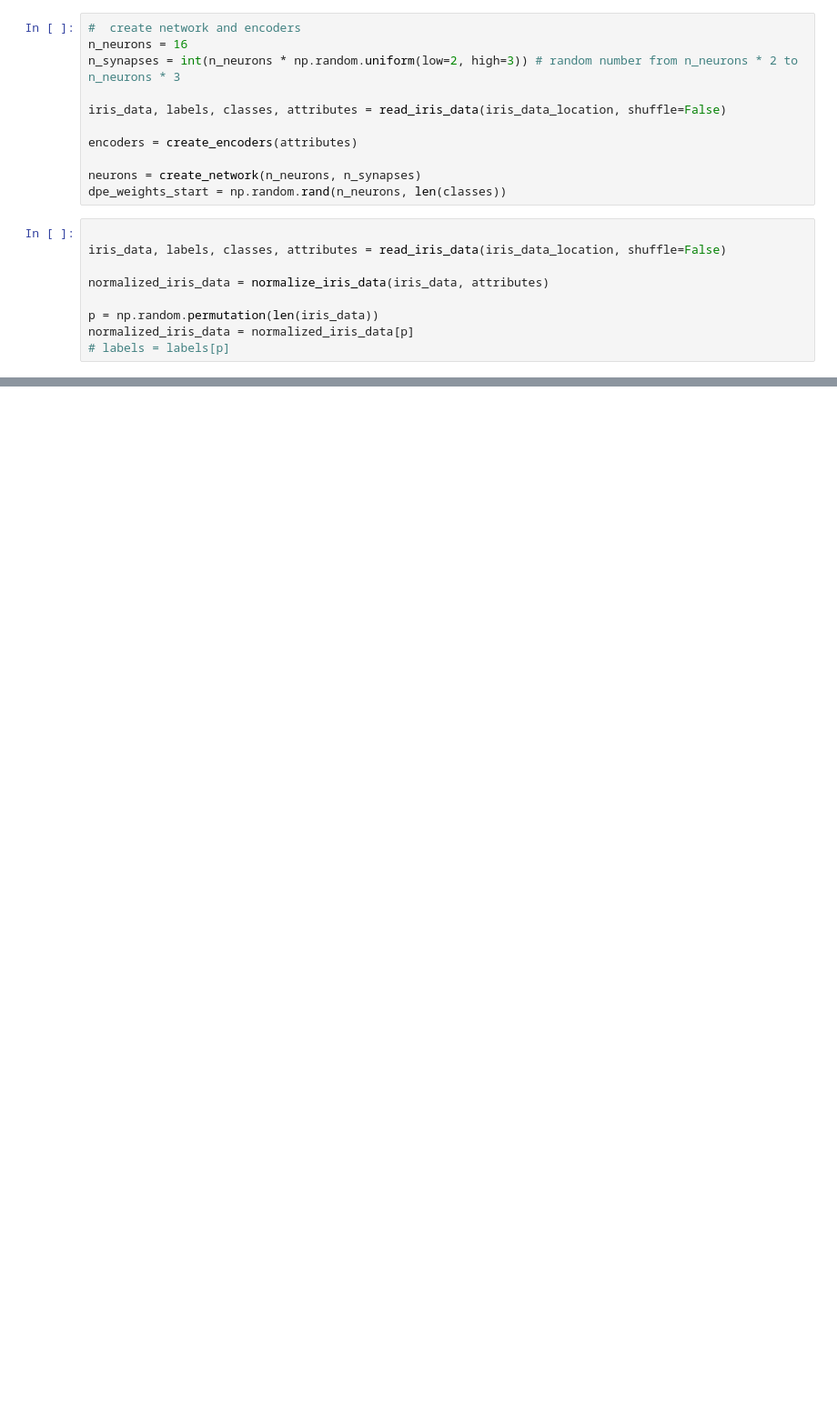
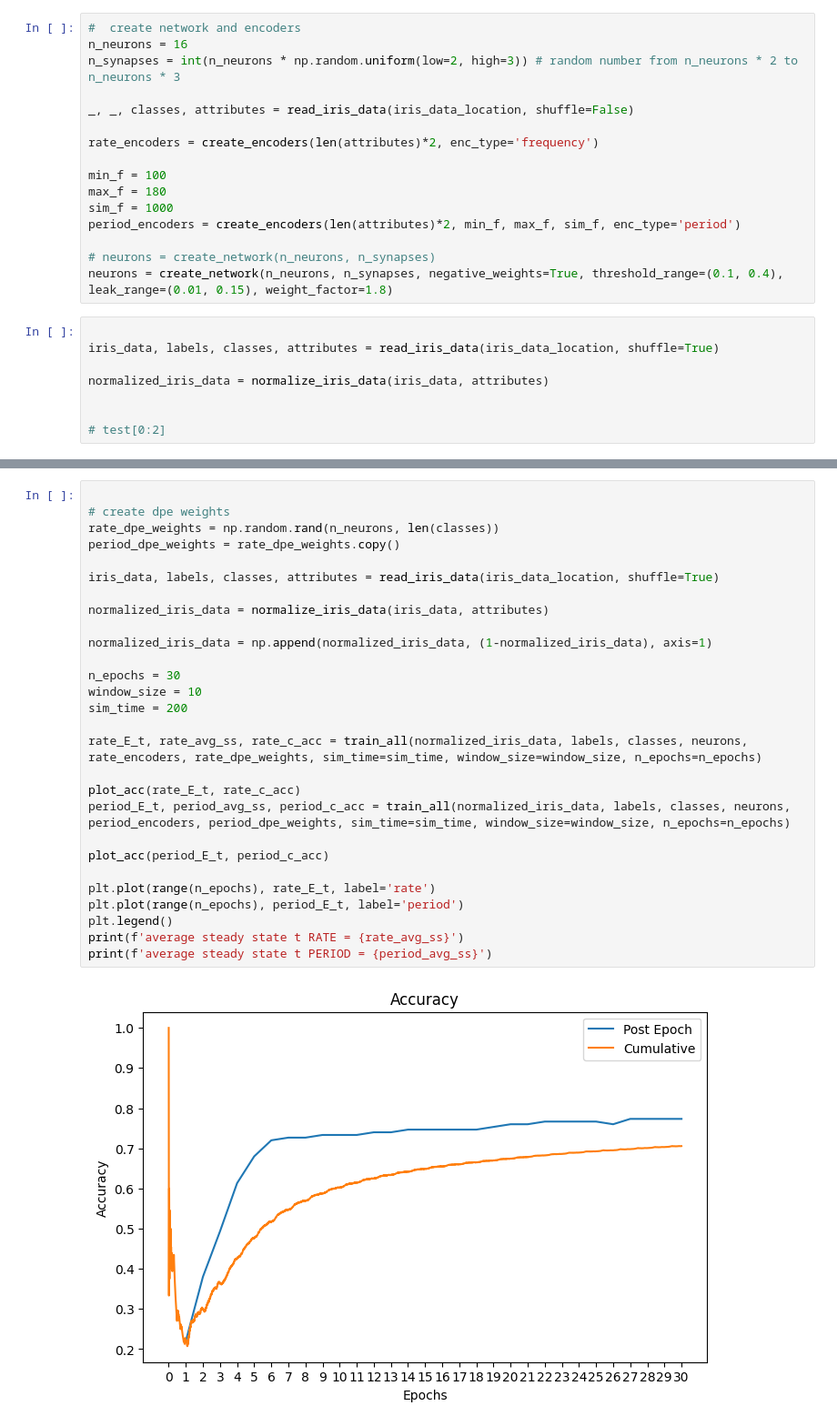
Before and after one commit to rfebbo/SNN_DPE, a Jupyter notebook: demonstration/06_training_test.ipynb, the cells around one changed output, grey strips where cells are left out. Shown at 91% size. Cells and saved outputs as stored; diff of their text form; blank space fills up the shorter version.

```diff
--- a/demonstration/06_training_test.ipynb
+++ b/demonstration/06_training_test.ipynb
@@ -16,18 +15,22 @@ iris_data_location = '../Data/Iris/iris.data'
 n_neurons = 16
 n_synapses = int(n_neurons * np.random.uniform(low=2, high=3)) # random number from n_neurons * 2 to n_neurons * 3
 
-iris_data, labels, classes, attributes = read_iris_data(iris_data_location, shuffle=False)
+_, _, classes, attributes = read_iris_data(iris_data_location, shuffle=False)
 
-encoders = create_encoders(attributes)
+rate_encoders = create_encoders(len(attributes)*2, enc_type='frequency')
 
-neurons = create_network(n_neurons, n_synapses)
-dpe_weights_start = np.random.rand(n_neurons, len(classes))
+min_f = 100
+max_f = 180
+sim_f = 1000
+period_encoders = create_encoders(len(attributes)*2, min_f, max_f, sim_f, enc_type='period')
+
+# neurons = create_network(n_neurons, n_synapses)
+neurons = create_network(n_neurons, n_synapses, negative_weights=True, threshold_range=(0.1, 0.4), leak_range=(0.01, 0.15), weight_factor=1.8)
 # %%
 
-iris_data, labels, classes, attributes = read_iris_data(iris_data_location, shuffle=False)
+iris_data, labels, classes, attributes = read_iris_data(iris_data_location, shuffle=True)
 
 normalized_iris_data = normalize_iris_data(iris_data, attributes)
 
-p = np.random.permutation(len(iris_data))
-normalized_iris_data = normalized_iris_data[p]
-# labels = labels[p]
+
+# test[0:2]
@@ -63,0 +37,30 @@ print(labels)
+# %%
+
+# create dpe weights
+rate_dpe_weights = np.random.rand(n_neurons, len(classes))
+period_dpe_weights = rate_dpe_weights.copy()
+
+iris_data, labels, classes, attributes = read_iris_data(iris_data_location, shuffle=True)
+
+normalized_iris_data = normalize_iris_data(iris_data, attributes)
+
+normalized_iris_data = np.append(normalized_iris_data, (1-normalized_iris_data), axis=1)
+
+n_epochs = 30
+window_size = 10
+sim_time = 200
+
+rate_E_t, rate_avg_ss, rate_c_acc = train_all(normalized_iris_data, labels, classes, neurons, rate_encoders, rate_dpe_weights, sim_time=sim_time, window_size=window_size, n_epochs=n_epochs)
+
+plot_acc(rate_E_t, rate_c_acc)
+period_E_t, period_avg_ss, period_c_acc = train_all(normalized_iris_data, labels, classes, neurons, period_encoders, period_dpe_weights, sim_time=sim_time, window_size=window_size, n_epochs=n_epochs)
+
+plot_acc(period_E_t, period_c_acc)
+
+plt.plot(range(n_epochs), rate_E_t, label='rate')
+plt.plot(range(n_epochs), period_E_t, label='period')
+plt.legend()
+print(f'average steady state t RATE = {rate_avg_ss}')
+print(f'average steady state t PERIOD = {period_avg_ss}')
+# %% [output]
+[figure, added]
```
Also changed, not shown: parts of 7 cells of this notebook, 19 other files.
